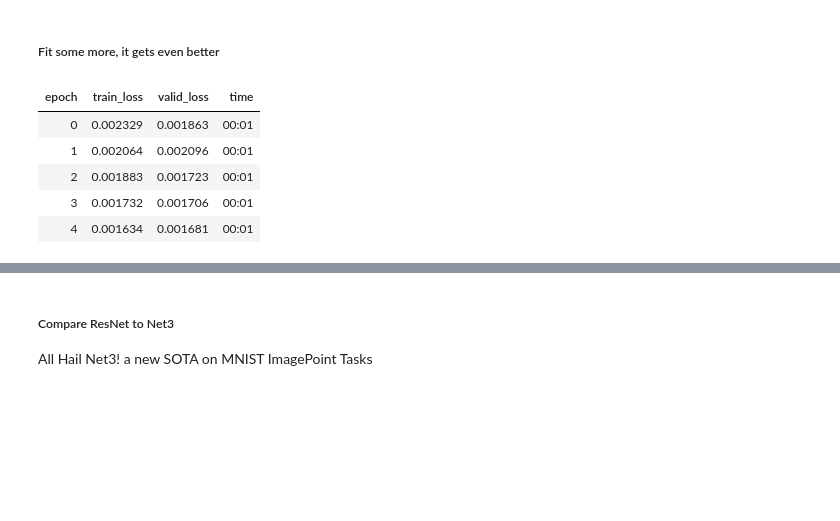
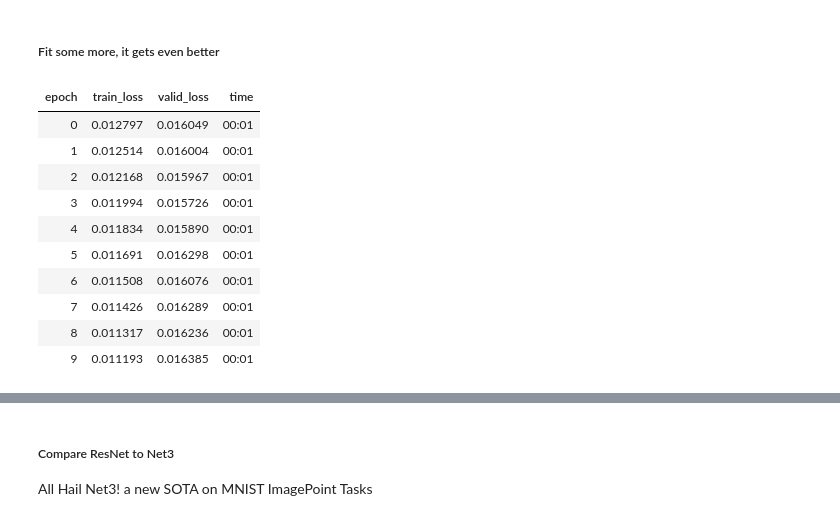
Before and after one commit to sutt/fastai-tutorial, a Jupyter notebook: tut_multitask_04.ipynb, the cells around one changed output, grey strips where cells are left out. Cells and saved outputs as stored; diff of their text form; code cells hidden in the pictures; blank space fills up the shorter version.

```diff
--- a/tut_multitask_04.ipynb
+++ b/tut_multitask_04.ipynb
@@ -9,3 +29,6 @@ We want a 3-channels dataloader, dls_3c
+# %%
+path = untar_data(URLs.MNIST_TINY)
+df = build_df(path)
 # %%
 # remake a datablock with BW-style images
 
@@ -19,14 +42,14 @@ y_names = [
 db_1c = DataBlock(blocks=(ImageBlock(cls=PILImageBW), PointBlock),
                   splitter=RandomSplitter(),
                    get_x=ColReader('fn', pref=path),
-                   get_y=ColReader(y_names),
+                   get_y=ColReader(y_names[:2]),
                   )
 
 dls_1c = db_1c.dataloaders(df)
 
 dls_1c
 
-x, y = dls.one_batch()
+x, y = dls_1c.one_batch()
 
 x.shape
 # %% [output]
@@ -53,7 +76,7 @@ torch.Size([2, 2])
 ##### Build Learner and Fit
 Pretty darn good
 # %%
-learn_net3 = Learner(dls, net3, loss_func=MSELossFlat(), )
+learn_net3 = Learner(dls_1c, net3, loss_func=MSELossFlat(), )
 # %%
 learn_net3.fit(1)
 # %% [output]
@@ -66,14 +89,19 @@ preds = learn_net3.get_preds()
 # %% [markdown]
 ##### Fit some more, it gets even better
 # %%
-learn_net3.fit(5)
+learn_net3.fit(10)
 # %% [output]
 | epoch | train_loss | valid_loss | time |
-| 0 | 0.002329 | 0.001863 | 00:01 |
-| 1 | 0.002064 | 0.002096 | 00:01 |
-| 2 | 0.001883 | 0.001723 | 00:01 |
-| 3 | 0.001732 | 0.001706 | 00:01 |
-| 4 | 0.001634 | 0.001681 | 00:01 |
+| 0 | 0.012797 | 0.016049 | 00:01 |
+| 1 | 0.012514 | 0.016004 | 00:01 |
+| 2 | 0.012168 | 0.015967 | 00:01 |
+| 3 | 0.011994 | 0.015726 | 00:01 |
+| 4 | 0.011834 | 0.015890 | 00:01 |
+| 5 | 0.011691 | 0.016298 | 00:01 |
+| 6 | 0.011508 | 0.016076 | 00:01 |
+| 7 | 0.011426 | 0.016289 | 00:01 |
+| 8 | 0.011317 | 0.016236 | 00:01 |
+| 9 | 0.011193 | 0.016385 | 00:01 |
 # %%
 def pva_plot(actuals, predcits, title=''):
     plt.scatter(actuals, predicts, alpha=0.4)
```
Also changed, not shown: parts of 4 cells of this notebook, 20 other files.
